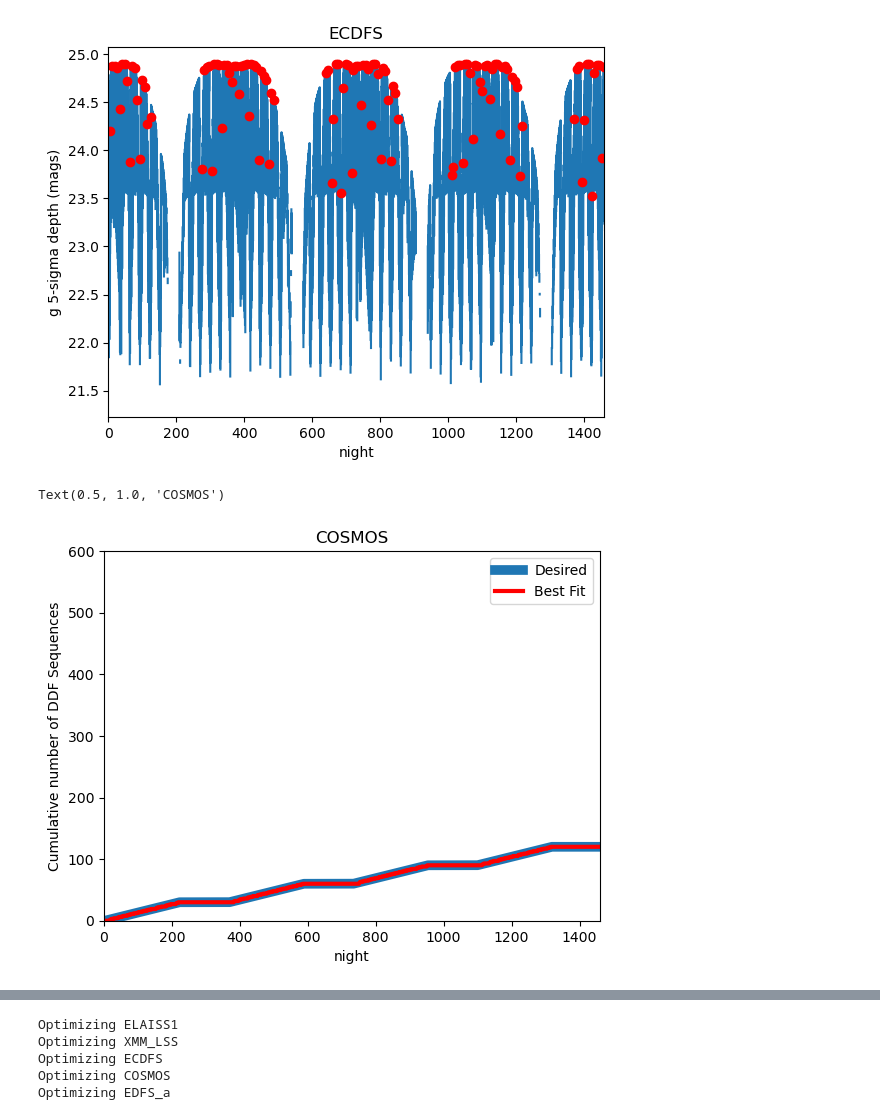
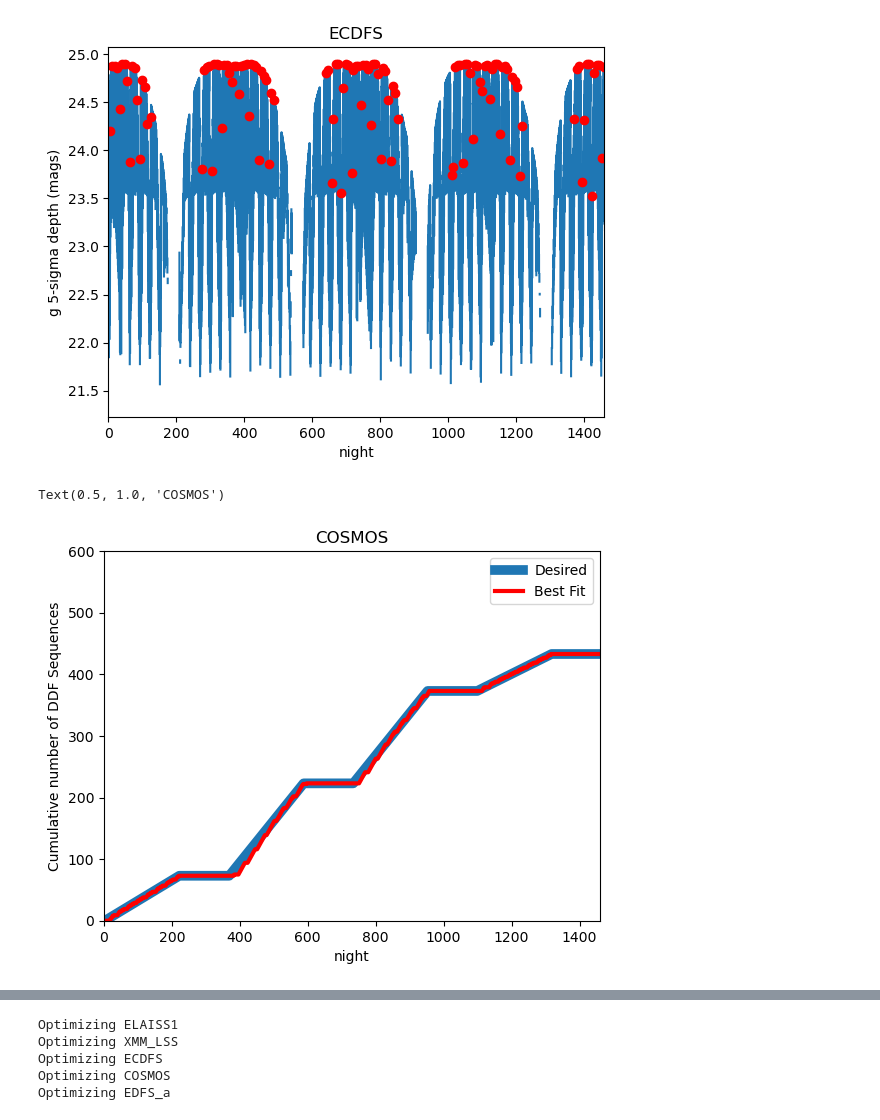
Before and after one commit to yoachim/25_scratch, a Jupyter notebook: ddf_scheduling/how_ddfs_sched.ipynb, the cells around one changed output, grey strips where cells are left out. Cells and saved outputs as stored; diff of their text form; code cells hidden in the pictures.

Commit message:
fix cosmos in notebook

```diff
--- a/ddf_scheduling/how_ddfs_sched.ipynb
+++ b/ddf_scheduling/how_ddfs_sched.ipynb
@@ -90,26 +90,34 @@ plt.plot(np.array(mjds)-mjd0, m5_interp, 'ro')
 [<matplotlib.lines.Line2D at 0x...>]
 [figure]
 # %%
+ddf_kwargs = {}
 # do it again with COSMOS, since it is set up to have higher cadence the first few years
 name = "COSMOS"#"ECDFS"
+
+ddf_kwargs["COSMOS"] = {
+            "season_seq": 30,
+            "boost_early_factor": 5.0,
+            "boost_factor_third": 2,
+        }
 
 mjds, night_mjd, cumulative_desired, cumulative_sched = optimize_ddf_times(
     name,
     ddfs[name][0],
     ddf_grid,
-    mjd_start=mjd0)
+    mjd_start=mjd0,
+    **ddf_kwargs[name])
 
 plt.plot(night_mjd - mjd0, cumulative_desired, label='Desired', linewidth=7)
 plt.plot(night_mjd - mjd0, cumulative_sched, label='Best Fit', linewidth=3, color="r")
 plt.legend()
 plt.xlim([0,365*4])
 plt.ylim([0,600])
 plt.xlabel("night")
 plt.ylabel("Cumulative number of DDF Sequences")
 plt.title(name)
 # %% [output]
 Text(0.5, 1.0, 'COSMOS')
-[figure, old version]
+[figure, new version]
 # %%
 plt.plot(ddf_grid["mjd"] - mjd0, ddf_grid["%s_m5_g" % name])
 plt.xlim(0,365*4)
```
Also changed, not shown: parts of 1 cell of this notebook.
